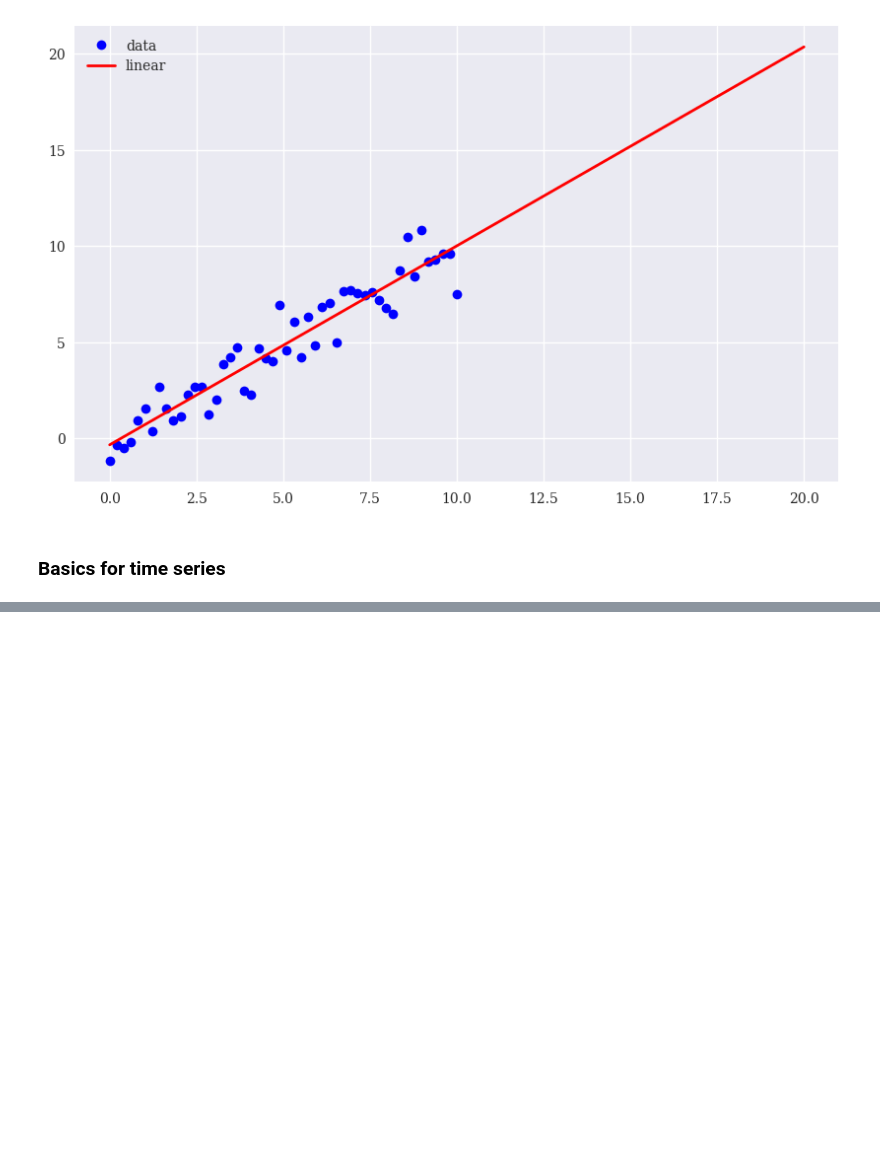
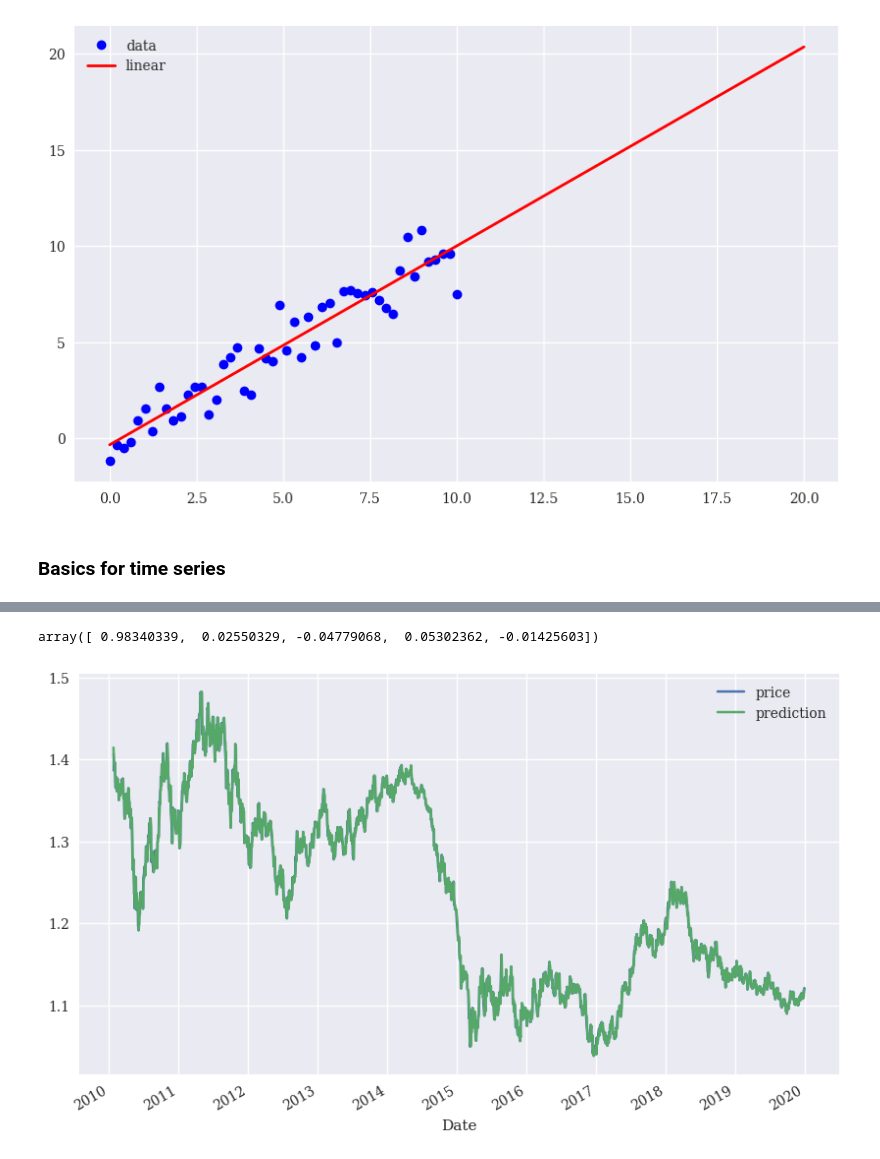
Before and after one commit to ArchQuant/backtesting-basics, a Jupyter notebook: time_series/linear.ipynb, the cells around one changed output, grey strips where cells are left out. Saved outputs shown, nothing was run; the diff lists cells and outputs as text; code cells hidden in the pictures; blank space fills up the shorter version.

Commit message:
Ch5 Predicting market movement: example linear lag.

```diff
--- a/time_series/linear.ipynb
+++ b/time_series/linear.ipynb
@@ -62,0 +80,5 @@ for i in range(lags):
+# %%
+import pandas as pd
+raw = pd.read_csv('../data/pyalgo_eikon_eod_data.csv',
+                 index_col=0, parse_dates=True).dropna()
+raw.head()
@@ -62,0 +93,13 @@ for i in range(lags):
+# %%
+symbol = 'EUR='
+data = pd.DataFrame(raw[symbol])
+data.rename(columns={symbol:'price'}, inplace=True)
+# %%
+lags = 5
+cols = []
+for lag in range(1, lags + 1):
+    col = f'lag_{lag}' # the same as: col = 'lag_%s' % lag
+    data[col] = data['price'].shift(lag)
+    cols.append(col)
+data.dropna(inplace=True)
+data.head()
@@ -62,0 +114,12 @@ for i in range(lags):
+# %%
+# use the lag 5 to predict the spot
+fit_result = np.linalg.lstsq(data[cols], data['price'],
+                             rcond=None)[0]
+fit_result
+# %% [output]
+array([ 0.98340339,  0.02550329, -0.04779068,  0.05302362, -0.01425603])
+# %%
+data['prediction'] = np.dot(data[cols], fit_result)
+data[['price', 'prediction']].plot(figsize=(10, 6));
+# %% [output]
+[figure, added]
```
Also changed, not shown: parts of 7 cells of this notebook, 1 other file.
